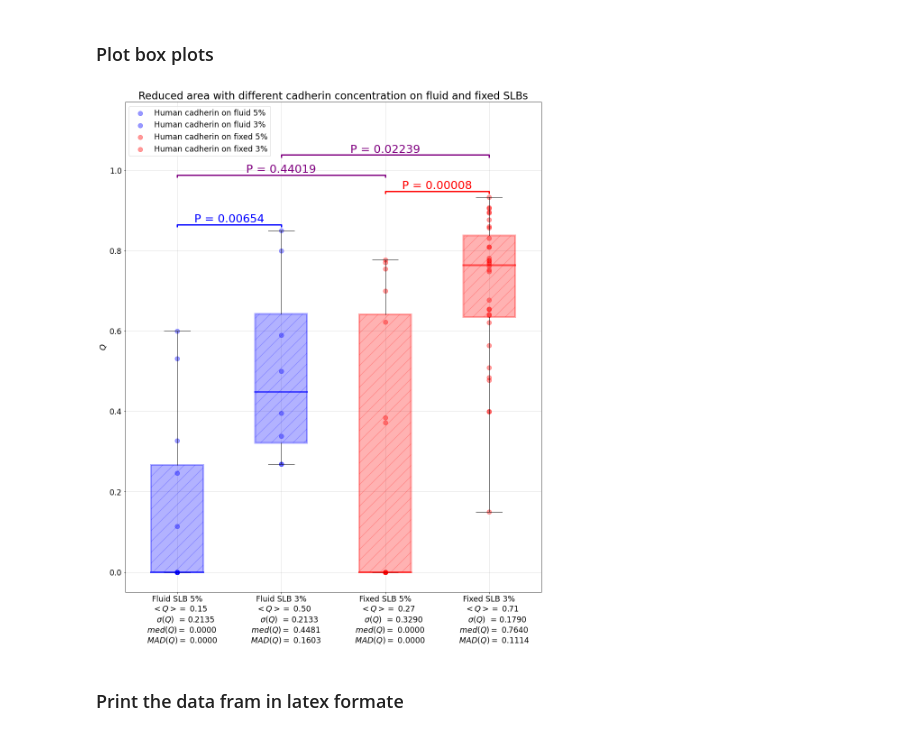
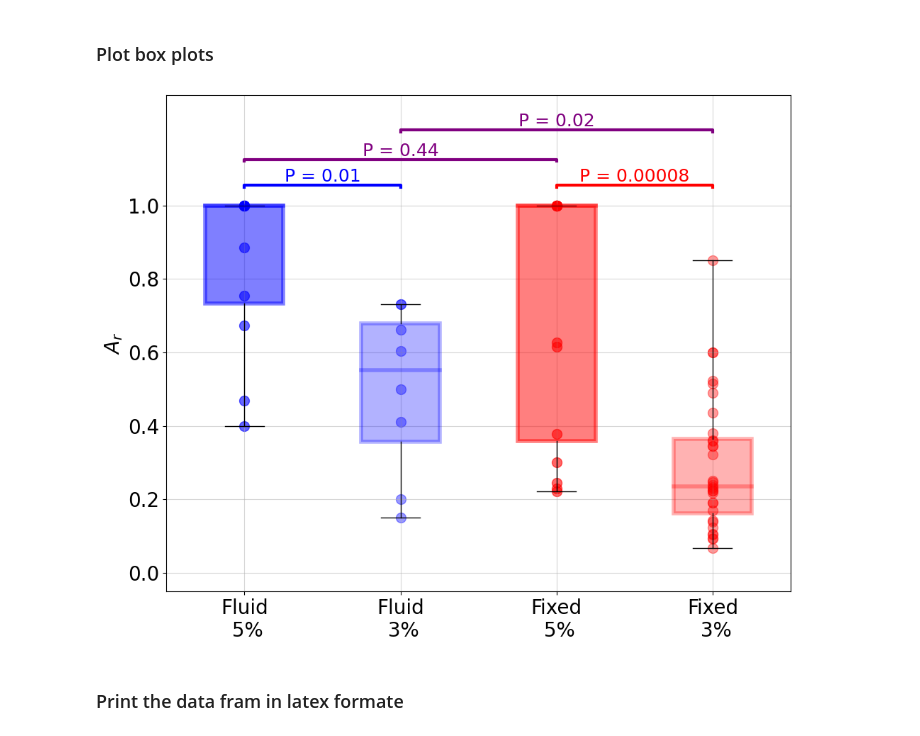
Before and after one commit to ahmed344/Reduced_Area, a Jupyter notebook: reduced_area.ipynb, the cells around one changed output. Drawn from its saved outputs; the diff is of its cells as text; code cells hidden in the pictures.

```diff
--- a/reduced_area.ipynb
+++ b/reduced_area.ipynb
@@ -33,14 +37,24 @@ df_sopc2 = pd.DataFrame({'PhC':csv_sopc2.iloc[::2].Area.values, 'RICM':csv_sopc2
 
 
 
+# # Calculate the average of the reduced area for every GUV on both SOPC and DPPC
+# df_dppc5['RA'] = (df_dppc5.PhC - df_dppc5.RICM) / df_dppc5.PhC
+# df_sopc5['RA'] = (df_sopc5.PhC - df_sopc5.RICM) / df_sopc5.PhC
+
+# df_dppc3['RA'] = (df_dppc3.PhC - df_dppc3.RICM) / df_dppc3.PhC
+# df_sopc3['RA'] = (df_sopc3.PhC - df_sopc3.RICM) / df_sopc3.PhC
+
+# df_sopc2['RA'] = (df_sopc2.PhC - df_sopc2.RICM) / df_sopc2.PhC
+
+
 # Calculate the average of the reduced area for every GUV on both SOPC and DPPC
-df_dppc5['RA'] = (df_dppc5.PhC - df_dppc5.RICM) / df_dppc5.PhC
-df_sopc5['RA'] = (df_sopc5.PhC - df_sopc5.RICM) / df_sopc5.PhC
+df_dppc5['RA'] = df_dppc5.RICM / df_dppc5.PhC
+df_sopc5['RA'] = df_sopc5.RICM / df_sopc5.PhC
 
-df_dppc3['RA'] = (df_dppc3.PhC - df_dppc3.RICM) / df_dppc3.PhC
-df_sopc3['RA'] = (df_sopc3.PhC - df_sopc3.RICM) / df_sopc3.PhC
+df_dppc3['RA'] = df_dppc3.RICM / df_dppc3.PhC
+df_sopc3['RA'] = df_sopc3.RICM / df_sopc3.PhC
 
-df_sopc2['RA'] = (df_sopc2.PhC - df_sopc2.RICM) / df_sopc2.PhC
+df_sopc2['RA'] = df_sopc2.RICM / df_sopc2.PhC
 # %% [markdown]
 ### Calculate the difference of reduced area between SOPC and DPPC in 5% concentration
 # %%
@@ -108,61 +122,68 @@ DPPC 5% vs DPPC 3% = 0.00008
 # %% [markdown]
 ### Plot box plots
 # %%
+# statistical annotation
+def p_annotation(p, x1, x2, y, h=0.005, color='k',linewidth=3, font=18):
+    plt.plot([x1, x1, x2, x2], [y, y+h, y+h, y], lw=linewidth, c=color)
+    plt.text((x1+x2)*.5, y+h, f'P = {p:.2f}', ha='center', va='bottom', color=color, fontsize=font)
+
+def p__annotation(p, x1, x2, y, h=0.005, color='k',linewidth=3, font=18):
+    plt.plot([x1, x1, x2, x2], [y, y+h, y+h, y], lw=linewidth, c=color)
+    plt.text((x1+x2)*.5, y+h, f'P = {p:.5f}', ha='center', va='bottom', color=color, fontsize=font)
+
 # Extract the reduced area from the data frames
 ra_sopc5 = df_sopc5.RA.values
 ra_sopc3 = df_sopc3.RA.values
 ra_dppc5 = df_dppc5.RA.values
 ra_dppc3 = df_dppc3.RA.values
 
 
-plt.figure(figsize=(16.54,20))     # 16.54,20
+plt.figure(figsize=(10,8))     # 16.54,20
 
 # Define the boxes
 bp = plt.boxplot([ra_sopc5, ra_sopc3, ra_dppc5, ra_dppc3],
-                labels = [f'Fluid SLB 5%\n  $<Q>=$ {ra_sopc5.mean():.2f}\n       $\sigma(Q)$  = {ra_sopc5.std():.4f} \n    $med(Q)=$ {np.median(ra_sopc5):.4f}\n    $MAD(Q)=$ {median_abs_deviation(ra_sopc5):.4f}',
-                          f'Fluid SLB 3%\n  $<Q>=$ {ra_sopc3.mean():.2f}\n       $\sigma(Q)$  = {ra_sopc3.std():.4f} \n    $med(Q)=$ {np.median(ra_sopc3):.4f}\n    $MAD(Q)=$ {median_abs_deviation(ra_sopc3):.4f}',
-                          f'Fixed SLB 5%\n  $<Q>=$ {ra_dppc5.mean():.2f}\n       $\sigma(Q)$  = {ra_dppc5.std():.4f} \n    $med(Q)=$ {np.median(ra_dppc5):.4f}\n    $MAD(Q)=$ {median_abs_deviation(ra_dppc5):.4f}',
-                          f'Fixed SLB 3%\n  $<Q>=$ {ra_dppc3.mean():.2f}\n       $\sigma(Q)$  = {ra_dppc3.std():.4f} \n    $med(Q)=$ {np.median(ra_dppc3):.4f}\n    $MAD(Q)=$ {median_abs_deviation(ra_dppc3):.4f}'],
+                labels = ['Fluid\n 5%', 'Fluid\n 3%', 'Fixed\n 5%', 'Fixed\n 3%'],
                 whis = 3.5,
                 widths = 0.5,
                 patch_artist=True);
 
 # Customize the boxes
-bp['boxes'][0].set(color='blue', hatch='/', linewidth=4, alpha=0.3)
-bp['boxes'][1].set(color='blue', hatch='/', linewidth=4, alpha=0.3)
-bp['boxes'][2].set(color='red' , hatch='/', linewidth=4, alpha=0.3)
-bp['boxes'][3].set(color='red' , hatch='/', linewidth=4, alpha=0.3)
+bp['boxes'][0].set(color='blue', linewidth=4, alpha=0.5)
+bp['boxes'][1].set(color='blue', linewidth=4, alpha=0.3)
+bp['boxes'][2].set(color='red' , linewidth=4, alpha=0.5)
+bp['boxes'][3].set(color='red' , linewidth=4, alpha=0.3)
 
 # Customize the Median line
-bp['medians'][0].set(color='blue', linewidth=4, alpha=0.6)
-bp['medians'][1].set(color='blue', linewidth=4, alpha=0.6)
-bp['medians'][2].set(color='red' , linewidth=4, alpha=0.6)
-bp['medians'][3].set(color='red' , linewidth=4, alpha=0.6)
+bp['medians'][0].set(color='blue', linewidth=4, alpha=0.5)
+bp['medians'][1].set(color='blue', linewidth=4, alpha=0.3)
+bp['medians'][2].set(color='red' , linewidth=4, alpha=0.5)
+bp['medians'][3].set(color='red' , linewidth=4, alpha=0.3)
 
 
 # Plot the scattered points
-plt.scatter(x = [1] * len(ra_sopc5), y = ra_sopc5, color='blue', s=100, alpha=0.4, label='Human cadherin on fluid 5%')
+plt.scatter(x = [1] * len(ra_sopc5), y = ra_sopc5, color='blue', s=100, alpha=0.6, label='Human cadherin on fluid 5%')
 plt.scatter(x = [2] * len(ra_sopc3), y = ra_sopc3, color='blue', s=100, alpha=0.4, label='Human cadherin on fluid 3%')
-plt.scatter(x = [3] * len(ra_dppc5), y = ra_dppc5, color='red' , s=100, alpha=0.4, label='Human cadherin on fixed 5%')
+plt.scatter(x = [3] * len(ra_dppc5), y = ra_dppc5, color='red' , s=100, alpha=0.6, label='Human cadherin on fixed 5%')
 plt.scatter(x = [4] * len(ra_dppc3), y = ra_dppc3, color='red' , s=100, alpha=0.4, label='Human cadherin on fixed 3%')
 
 # statistical annotation
-p_annotation(p_sopc, 1, 2, df_sopc3.RA.max() + 0.01, color='blue')
-p_annotation(p_dppc, 3, 4, df_dppc3.RA.max() + 0.01, color='red' )
-p_annotation(p5    , 1, 3, df_dppc3.RA.max() + 0.05, color='purple')
-p_annotation(p3    , 2, 4, df_dppc3.RA.max() + 0.1 , color='purple')
+p_annotation(p_sopc, 1, 2, df_sopc5.RA.max() + 0.05, color='blue')
+p__annotation(p_dppc, 3, 4, df_dppc5.RA.max() + 0.05, color='red' )
+p_annotation(p5    , 1, 3, df_dppc5.RA.max() + 0.12, color='purple')
+p_annotation(p3    , 2, 4, df_dppc5.RA.max() + 0.2 , color='purple')
 
 # Customize the table
-plt.ylabel('$Q$', fontsize= 'xx-large')
-plt.xticks(fontsize= 'xx-large')
-plt.ylim((-0.05 ,1.17))
-plt.yticks(np.arange(0, 1.1, 0.2), fontsize= 'xx-large')
-plt.title('Reduced area with different cadherin concentration on fluid and fixed SLBs', fontsize=23)
+plt.ylabel('$A_{r}$', fontsize=20)
+plt.xticks(fontsize=20)
+plt.ylim((-0.05 ,1.3))
+plt.yticks(np.arange(0, 1.1, 0.2), fontsize=20)
+# plt.title('Reduced area with different cadherin concentration on fluid and fixed SLBs', fontsize=23)
 plt.grid(alpha=0.5)
-plt.legend(fontsize='xx-large', loc='upper left')
+# plt.legend(fontsize='xx-large', loc='upper left')
+plt.tight_layout()
 
 # Save the figure
-plt.savefig("boxplot_reduced_area_separated")
+plt.savefig("boxplot_reduced_area_separated.png")
 plt.show()
 # %% [output]
-[figure, old version]
+[figure, new version]
```
Also changed, not shown: parts of 6 cells of this notebook, 2 other files.
